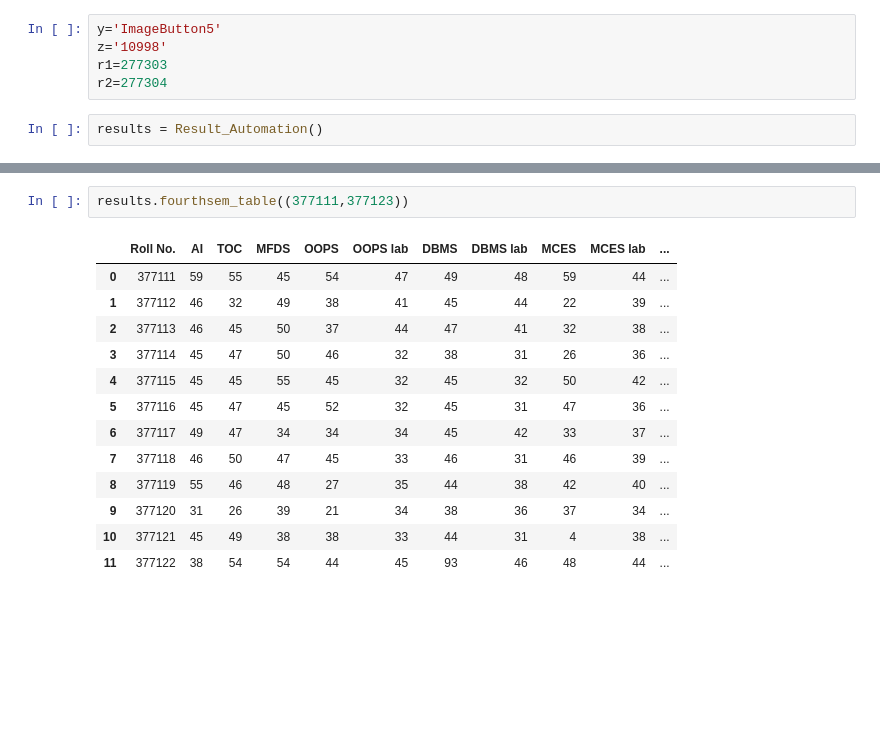
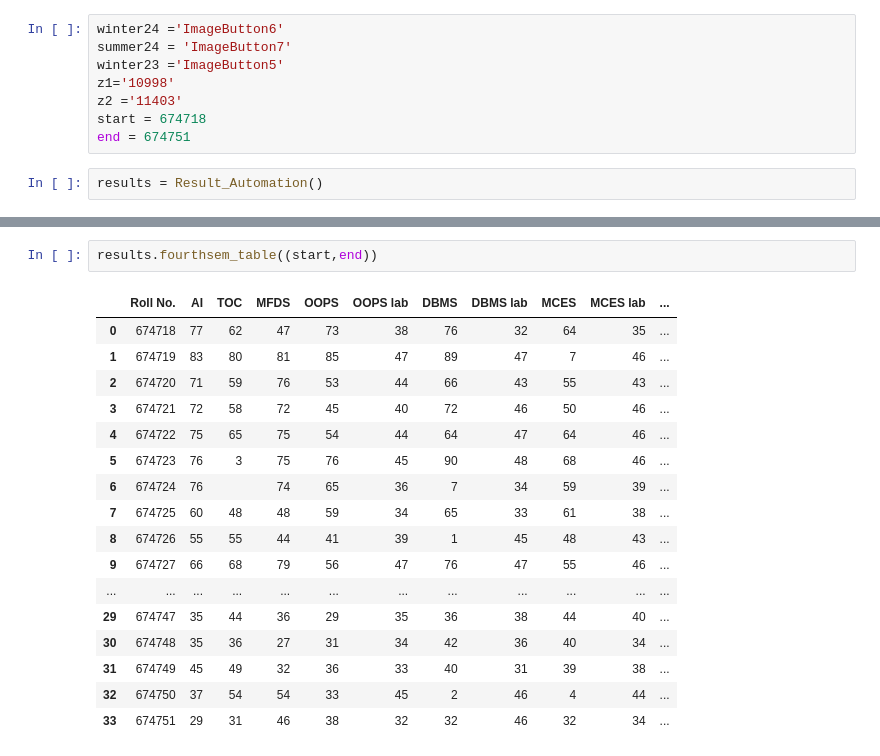
Before and after one commit to SuperZaid98k/Result-Downlaoding-Automation, a Jupyter notebook: Final.ipynb, the cells around one changed output, grey strips where cells are left out. Drawn from its saved outputs; the diff is of its cells as text; blank space fills up the shorter version.

```diff
--- a/Final.ipynb
+++ b/Final.ipynb
@@ -292,10 +292,13 @@ class Result_Automation():
         else:
             return df
 # %%
-y='ImageButton5'
-z='10998'
-r1=277303
-r2=277304
+winter24 ='ImageButton6'
+summer24 = 'ImageButton7'
+winter23 ='ImageButton5'
+z1='10998'
+z2 ='11403'
+start = 674718
+end = 674751
 # %%
 results = Result_Automation()
 # %%
@@ -337,16 +364,20 @@ results.thirdsem_table((277300,277310),save=True)
 # %%
-results.fourthsem_table((377111,377123))
+results.fourthsem_table((start,end))
 # %% [output]
 |  | Roll No. | AI | TOC | MFDS | OOPS | OOPS lab | DBMS | DBMS lab | MCES | MCES lab | ... |
-| 0 | 377111 | 59 | 55 | 45 | 54 | 47 | 49 | 48 | 59 | 44 | ... |
-| 1 | 377112 | 46 | 32 | 49 | 38 | 41 | 45 | 44 | 22 | 39 | ... |
-| 2 | 377113 | 46 | 45 | 50 | 37 | 44 | 47 | 41 | 32 | 38 | ... |
-| 3 | 377114 | 45 | 47 | 50 | 46 | 32 | 38 | 31 | 26 | 36 | ... |
-| 4 | 377115 | 45 | 45 | 55 | 45 | 32 | 45 | 32 | 50 | 42 | ... |
-| 5 | 377116 | 45 | 47 | 45 | 52 | 32 | 45 | 31 | 47 | 36 | ... |
-| 6 | 377117 | 49 | 47 | 34 | 34 | 34 | 45 | 42 | 33 | 37 | ... |
-| 7 | 377118 | 46 | 50 | 47 | 45 | 33 | 46 | 31 | 46 | 39 | ... |
-| 8 | 377119 | 55 | 46 | 48 | 27 | 35 | 44 | 38 | 42 | 40 | ... |
-| 9 | 377120 | 31 | 26 | 39 | 21 | 34 | 38 | 36 | 37 | 34 | ... |
-| 10 | 377121 | 45 | 49 | 38 | 38 | 33 | 44 | 31 | 4 | 38 | ... |
-| 11 | 377122 | 38 | 54 | 54 | 44 | 45 | 93 | 46 | 48 | 44 | ... |
+| 0 | 674718 | 77 | 62 | 47 | 73 | 38 | 76 | 32 | 64 | 35 | ... |
+| 1 | 674719 | 83 | 80 | 81 | 85 | 47 | 89 | 47 | 7 | 46 | ... |
+| 2 | 674720 | 71 | 59 | 76 | 53 | 44 | 66 | 43 | 55 | 43 | ... |
+| 3 | 674721 | 72 | 58 | 72 | 45 | 40 | 72 | 46 | 50 | 46 | ... |
+| 4 | 674722 | 75 | 65 | 75 | 54 | 44 | 64 | 47 | 64 | 46 | ... |
+| 5 | 674723 | 76 | 3 | 75 | 76 | 45 | 90 | 48 | 68 | 46 | ... |
+| 6 | 674724 | 76 |  | 74 | 65 | 36 | 7 | 34 | 59 | 39 | ... |
+| 7 | 674725 | 60 | 48 | 48 | 59 | 34 | 65 | 33 | 61 | 38 | ... |
+| 8 | 674726 | 55 | 55 | 44 | 41 | 39 | 1 | 45 | 48 | 43 | ... |
+| 9 | 674727 | 66 | 68 | 79 | 56 | 47 | 76 | 47 | 55 | 46 | ... |
+| ... | ... | ... | ... | ... | ... | ... | ... | ... | ... | ... | ... |
+| 29 | 674747 | 35 | 44 | 36 | 29 | 35 | 36 | 38 | 44 | 40 | ... |
+| 30 | 674748 | 35 | 36 | 27 | 31 | 34 | 42 | 36 | 40 | 34 | ... |
+| 31 | 674749 | 45 | 49 | 32 | 36 | 33 | 40 | 31 | 39 | 38 | ... |
+| 32 | 674750 | 37 | 54 | 54 | 33 | 45 | 2 | 46 | 4 | 44 | ... |
+| 33 | 674751 | 29 | 31 | 46 | 38 | 32 | 32 | 46 | 32 | 34 | ... |
```
Also changed, not shown: parts of 6 cells of this notebook.
